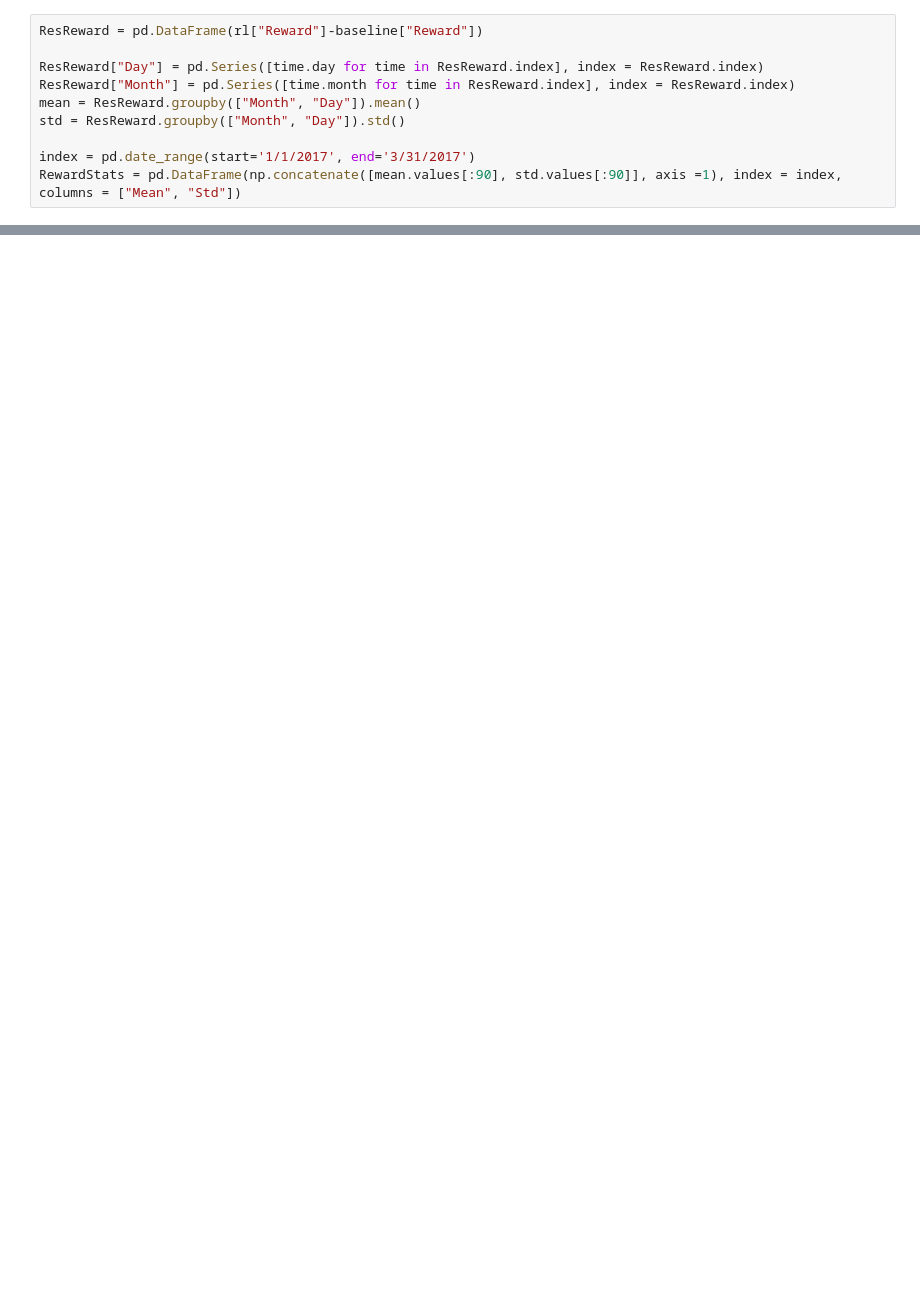
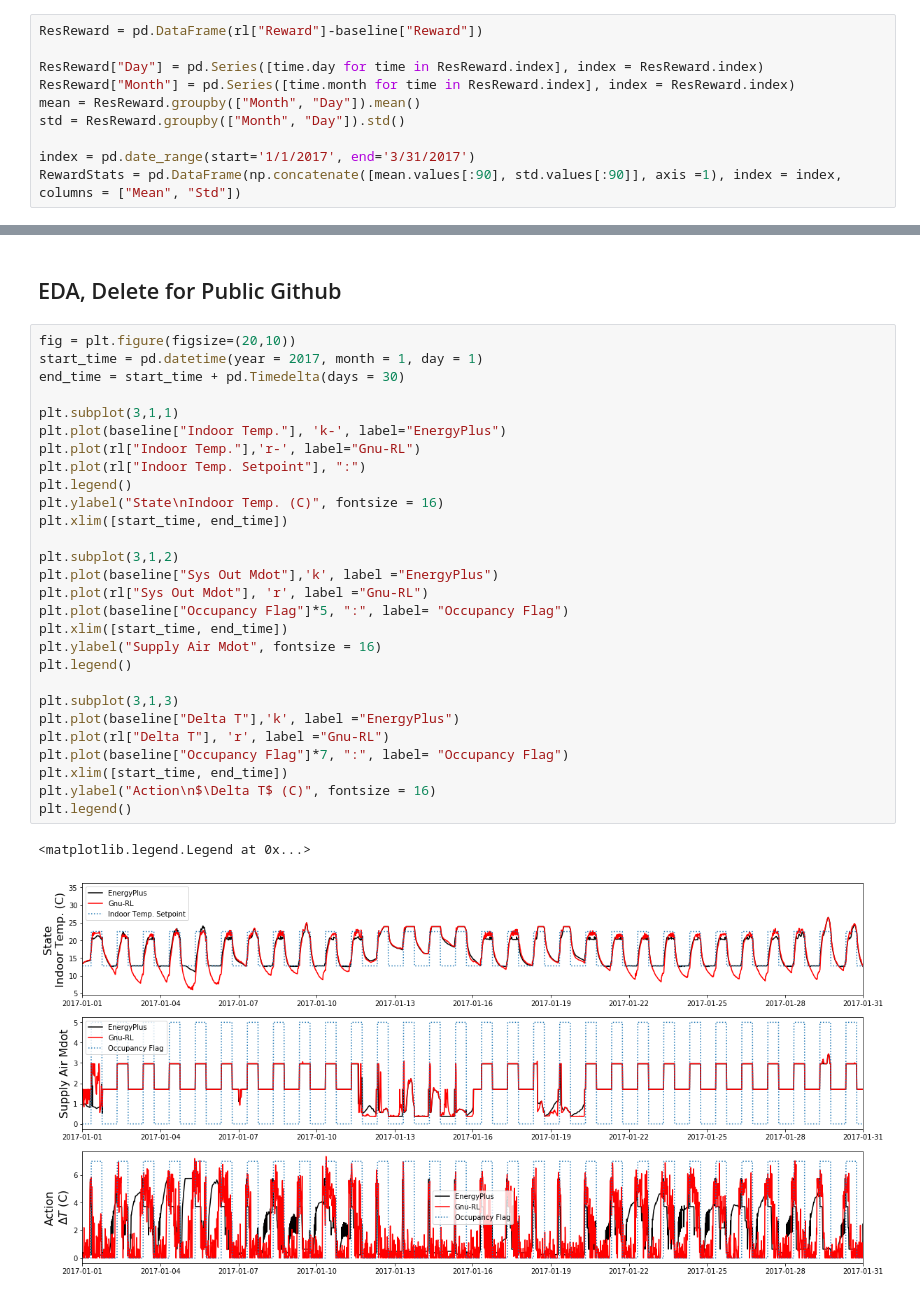
Before and after one commit to bingqingchen/Gnu-RL, a Jupyter notebook: agent/Demo.ipynb, the cells around one changed output, grey strips where cells are left out. Cells and saved outputs as stored; diff of their text form; blank space fills up the shorter version.

```diff
--- a/agent/Demo.ipynb
+++ b/agent/Demo.ipynb
@@ -259,0 +245,33 @@ Text(0,0.5,'Residue Reward')
+# %% [markdown]
+## EDA, Delete for Public Github
+# %%
+fig = plt.figure(figsize=(20,10))
+start_time = pd.datetime(year = 2017, month = 1, day = 1)
+end_time = start_time + pd.Timedelta(days = 30)
+
+plt.subplot(3,1,1)
+plt.plot(baseline["Indoor Temp."], 'k-', label="EnergyPlus")
+plt.plot(rl["Indoor Temp."],'r-', label="Gnu-RL")
+plt.plot(rl["Indoor Temp. Setpoint"], ":")
+plt.legend()
+plt.ylabel("State\nIndoor Temp. (C)", fontsize = 16)
+plt.xlim([start_time, end_time])
+
+plt.subplot(3,1,2)
+plt.plot(baseline["Sys Out Mdot"],'k', label ="EnergyPlus")
+plt.plot(rl["Sys Out Mdot"], 'r', label ="Gnu-RL")
+plt.plot(baseline["Occupancy Flag"]*5, ":", label= "Occupancy Flag")
+plt.xlim([start_time, end_time])
+plt.ylabel("Supply Air Mdot", fontsize = 16)
+plt.legend()
+
+plt.subplot(3,1,3)
+plt.plot(baseline["Delta T"],'k', label ="EnergyPlus")
+plt.plot(rl["Delta T"], 'r', label ="Gnu-RL")
+plt.plot(baseline["Occupancy Flag"]*7, ":", label= "Occupancy Flag")
+plt.xlim([start_time, end_time])
+plt.ylabel("Action\n$\Delta T$ (C)", fontsize = 16)
+plt.legend()
+# %% [output]
+<matplotlib.legend.Legend at 0x...>
+[figure, added]
```
Also changed, not shown: parts of 12 cells of this notebook, 1 other file.
